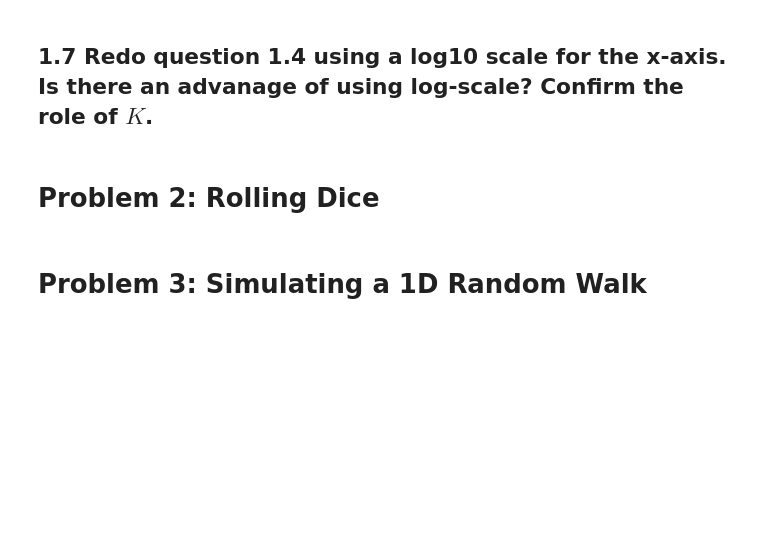
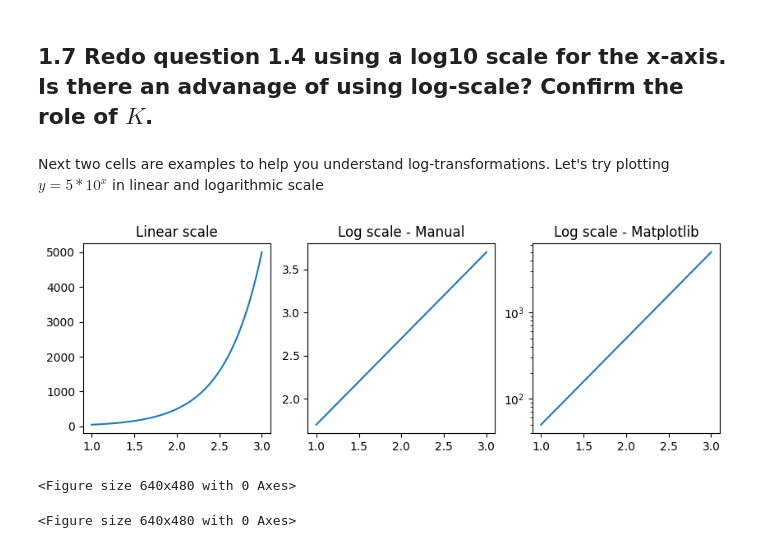
Before and after one commit to aidapiccato/9.014, a Jupyter notebook: labs/lab_1.ipynb, the cells around one changed output. Saved outputs shown, nothing was run; the diff lists cells and outputs as text; code cells hidden in the pictures; blank space fills up the shorter version.

```diff
--- a/labs/lab_1.ipynb
+++ b/labs/lab_1.ipynb
@@ -149,7 +149,31 @@ plt.show()
 ----.
 # %% [markdown]
 ## 1.7 Redo question 1.4 using a log10 scale for the x-axis. Is there an advanage of using log-scale? Confirm the role of $K$.
-# %% [markdown]
-# Problem 2: Rolling Dice
-# %% [markdown]
-# Problem 3: Simulating a 1D Random Walk
+# %% [markdown]
+Next two cells are examples to help you understand log-transformations. Let's try plotting $y = 5 * 10 ^ x$ in linear and logarithmic scale
+# %%
+# Case where y is transformmed to logarithmic scale
+x = np.linspace(1, 3, 100)
+y = 5 * 10**x
+fig, axs = plt.subplots(1, 3, figsize=(10, 3))
+axs[0].plot(x, y)
+axs[0].set_title('Linear scale')
+
+
+# Now we log transform y
+y_log = np.log10(y)
+fig = plt.figure()
+axs[1].plot(x, y_log)
+axs[1].set_title('Log scale - Manual')
+
+# We can also use matplotlib's 'scale' function to plot y in log-scale
+fig = plt.figure()
+axs[2].set_yscale('log', base=10)
+axs[2].plot(x, y)
+axs[2].set_title('Log scale - Matplotlib')
+
+plt.show()
+# %% [output]
+[figure, added]
+<Figure size 640x480 with 0 Axes>
+<Figure size 640x480 with 0 Axes>
```
Also changed, not shown: parts of 45 cells of this notebook.
